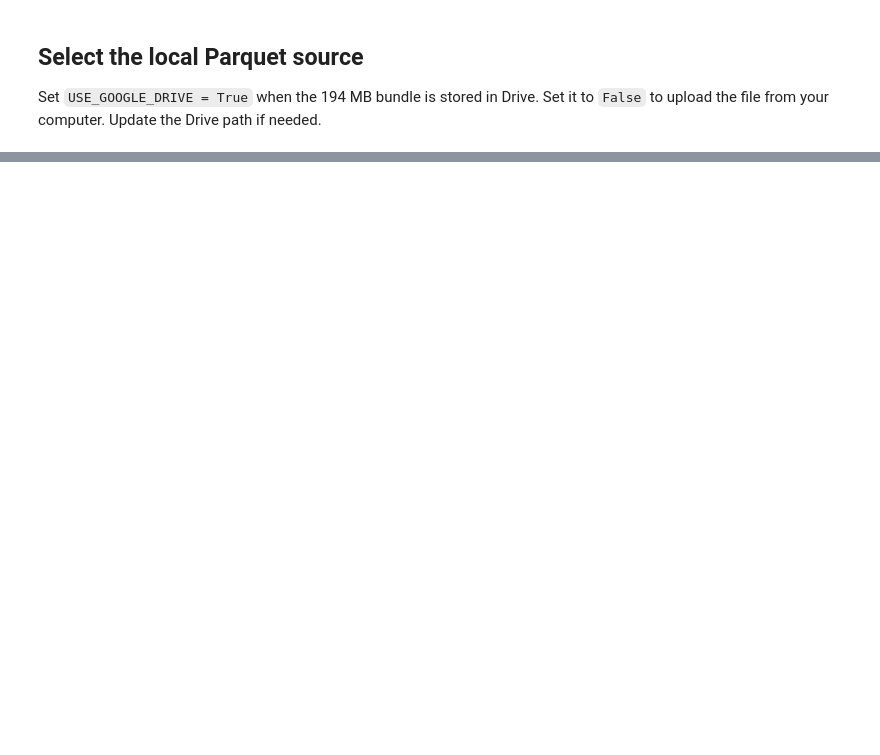
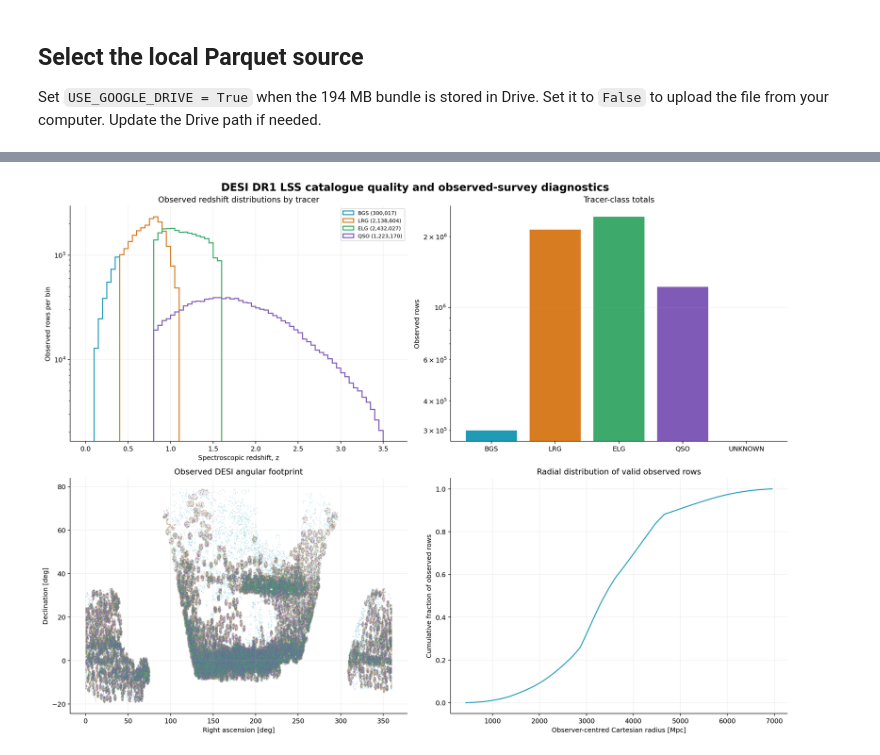
Before and after one commit to Biswajit1999/NASADIYA-LIGHTCONE, a Jupyter notebook: notebooks/DESI_DR1_Publication_Evidence_Colab.ipynb, the cells around one changed output, grey strips where cells are left out. Drawn from its saved outputs; the diff is of its cells as text; code cells hidden in the pictures; blank space fills up the shorter version.

```diff
--- a/notebooks/DESI_DR1_Publication_Evidence_Colab.ipynb
+++ b/notebooks/DESI_DR1_Publication_Evidence_Colab.ipynb
@@ -66,0 +225,87 @@ for image_path in sorted(output_dir.glob('*.png')):
+# %%
+plot_sample = parent.sample(
+    n=min(250_000, len(parent)),
+    random_state=20260625,
+)
+
+fig, axes = plt.subplots(2, 2, figsize=(16, 12), dpi=180)
+fig.suptitle(
+    "DESI DR1 LSS catalogue quality and observed-survey diagnostics",
+    fontsize=16,
+    fontweight="bold",
+)
+
+# Redshift distributions by tracer
+redshift_edges = np.linspace(0.0, 3.6, 73)
+
+for tracer in TRACERS:
+    subset = parent.loc[parent["tracer"] == tracer, "redshift"]
+    if len(subset):
+        axes[0, 0].hist(
+            subset,
+            bins=redshift_edges,
+            histtype="step",
+            linewidth=1.6,
+            label=f"{tracer} ({len(subset):,})",
+            color=COLORS[tracer],
+        )
+
+axes[0, 0].set_yscale("log")
+axes[0, 0].set_xlabel("Spectroscopic redshift, z")
+axes[0, 0].set_ylabel("Observed rows per bin")
+axes[0, 0].set_title("Observed redshift distributions by tracer")
+axes[0, 0].legend(fontsize=8)
+axes[0, 0].grid(alpha=0.2)
+
+# Tracer totals
+counts = parent["tracer"].value_counts().reindex(TRACERS, fill_value=0)
+
+axes[0, 1].bar(
+    counts.index,
+    counts.values,
+    color=[COLORS[label] for label in counts.index],
+)
+
+axes[0, 1].set_yscale("log")
+axes[0, 1].set_ylabel("Observed rows")
+axes[0, 1].set_title("Tracer-class totals")
+axes[0, 1].grid(axis="y", alpha=0.2)
+
+# Observed angular footprint
+for tracer in TRACERS:
+    subset = plot_sample.loc[plot_sample["tracer"] == tracer]
+    if len(subset):
+        axes[1, 0].scatter(
+            subset["ra_deg"],
+            subset["dec_deg"],
+            s=0.35,
+            alpha=0.18,
+            color=COLORS[tracer],
+            label=tracer,
+            rasterized=True,
+        )
+
+axes[1, 0].set_xlabel("Right ascension [deg]")
+axes[1, 0].set_ylabel("Declination [deg]")
+axes[1, 0].set_title("Observed DESI angular footprint")
+axes[1, 0].grid(alpha=0.2)
+
+# Radial cumulative distribution
+radius_sorted = np.sort(parent["radius_mpc"].to_numpy())
+cdf = np.linspace(0.0, 1.0, len(radius_sorted), endpoint=True)
+
+axes[1, 1].plot(radius_sorted, cdf, color="#1f9bb6", linewidth=1.5)
+axes[1, 1].set_xlabel("Observer-centred Cartesian radius [Mpc]")
+axes[1, 1].set_ylabel("Cumulative fraction of observed rows")
+axes[1, 1].set_title("Radial distribution of valid observed rows")
+axes[1, 1].grid(alpha=0.2)
+
+for axis in axes.flat:
+    axis.spines[["top", "right"]].set_visible(False)
+
+fig.tight_layout()
+fig.savefig(audit_dir / "01_catalogue_quality_overview.png", dpi=300)
+fig.savefig(audit_dir / "01_catalogue_quality_overview.pdf")
+plt.show()
+# %% [output]
+[figure, added]
```
Also changed, not shown: parts of 12 cells of this notebook.
